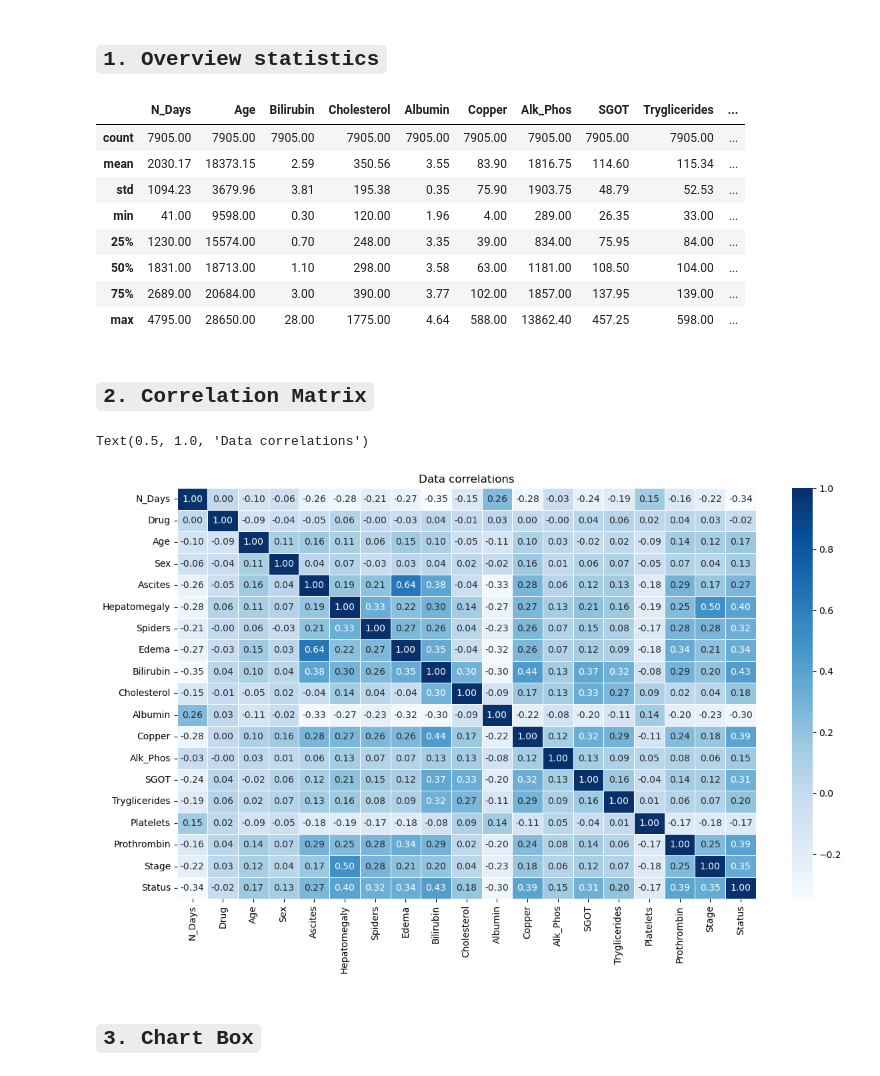
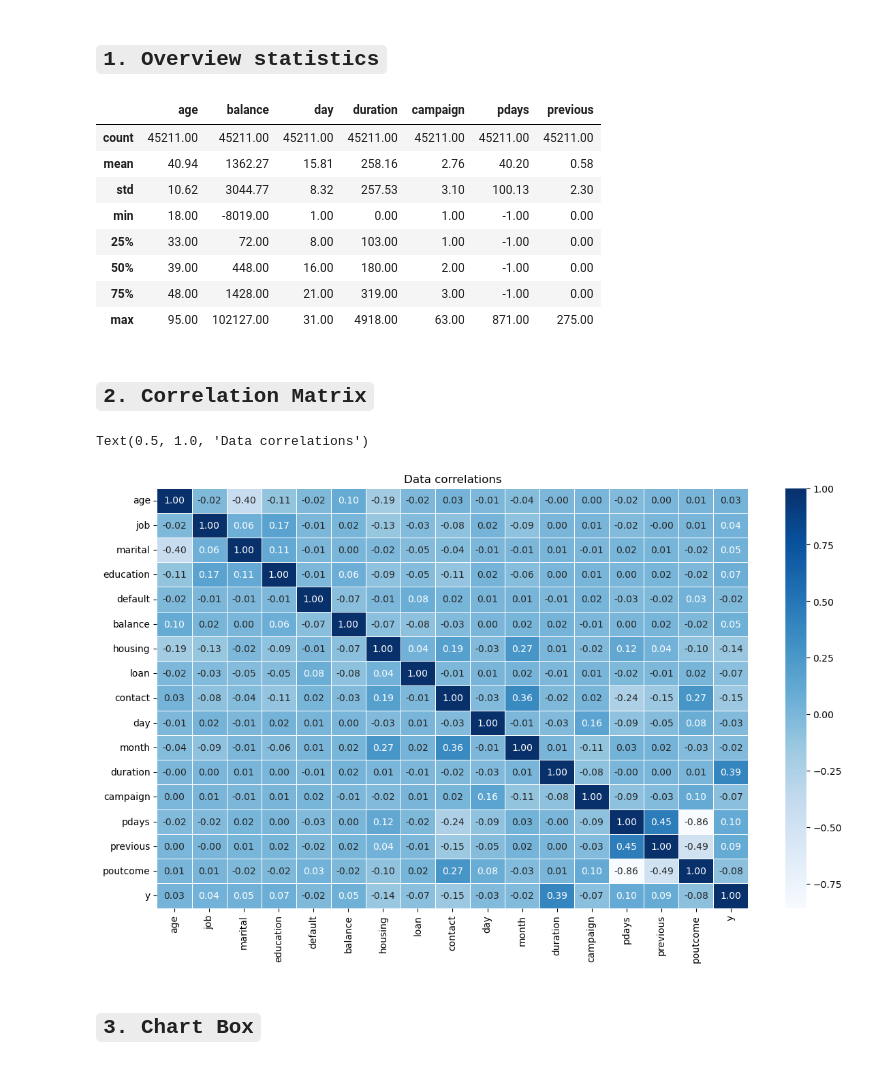
Before and after one commit to accesable/ML_Final, a Jupyter notebook: code/main.ipynb, the cells around one changed output. Drawn from its saved outputs; the diff is of its cells as text; code cells hidden in the pictures.

Commit message:
new_data

```diff
--- a/code/main.ipynb
+++ b/code/main.ipynb
@@ -46,0 +37,3 @@ dataframe.head()
+# %%
+train_df = pd.read_csv("../data/train.csv")
+test_df = pd.read_csv("../data/test.csv")
@@ -69,34 +94,34 @@ memory usage: 1.1+ MB
 # %% [markdown]
 ## `1. Overview statistics`
 # %%
-dataframe.describe().round(2).style.format(precision=2).background_gradient(cmap="Blues")
+train_df.describe().round(2).style.format(precision=2).background_gradient(cmap="Blues")
 # %% [output]
-|  | N_Days | Age | Bilirubin | Cholesterol | Albumin | Copper | Alk_Phos | SGOT | Tryglicerides | ... |
-| count | 7905.00 | 7905.00 | 7905.00 | 7905.00 | 7905.00 | 7905.00 | 7905.00 | 7905.00 | 7905.00 | ... |
-| mean | 2030.17 | 18373.15 | 2.59 | 350.56 | 3.55 | 83.90 | 1816.75 | 114.60 | 115.34 | ... |
-| std | 1094.23 | 3679.96 | 3.81 | 195.38 | 0.35 | 75.90 | 1903.75 | 48.79 | 52.53 | ... |
-| min | 41.00 | 9598.00 | 0.30 | 120.00 | 1.96 | 4.00 | 289.00 | 26.35 | 33.00 | ... |
-| 25% | 1230.00 | 15574.00 | 0.70 | 248.00 | 3.35 | 39.00 | 834.00 | 75.95 | 84.00 | ... |
-| 50% | 1831.00 | 18713.00 | 1.10 | 298.00 | 3.58 | 63.00 | 1181.00 | 108.50 | 104.00 | ... |
-| 75% | 2689.00 | 20684.00 | 3.00 | 390.00 | 3.77 | 102.00 | 1857.00 | 137.95 | 139.00 | ... |
-| max | 4795.00 | 28650.00 | 28.00 | 1775.00 | 4.64 | 588.00 | 13862.40 | 457.25 | 598.00 | ... |
+|  | age | balance | day | duration | campaign | pdays | previous |
+| count | 45211.00 | 45211.00 | 45211.00 | 45211.00 | 45211.00 | 45211.00 | 45211.00 |
+| mean | 40.94 | 1362.27 | 15.81 | 258.16 | 2.76 | 40.20 | 0.58 |
+| std | 10.62 | 3044.77 | 8.32 | 257.53 | 3.10 | 100.13 | 2.30 |
+| min | 18.00 | -8019.00 | 1.00 | 0.00 | 1.00 | -1.00 | 0.00 |
+| 25% | 33.00 | 72.00 | 8.00 | 103.00 | 1.00 | -1.00 | 0.00 |
+| 50% | 39.00 | 448.00 | 16.00 | 180.00 | 2.00 | -1.00 | 0.00 |
+| 75% | 48.00 | 1428.00 | 21.00 | 319.00 | 3.00 | -1.00 | 0.00 |
+| max | 95.00 | 102127.00 | 31.00 | 4918.00 | 63.00 | 871.00 | 275.00 |
 # %% [markdown]
 ## `2. Correlation Matrix`
 # %%
-encoded_train = dataframe.copy()
+encoded_train = train_df.copy()
 
 for column in encoded_train.columns:
     if encoded_train[column].dtype == 'object':
         label_encoder = LabelEncoder()
         encoded_train[column] = label_encoder.fit_transform(encoded_train[column])
 
 correlation = encoded_train.corr()
 plt.figure(figsize=(14,8))
 sns.heatmap(correlation,annot=True,fmt='.2f',annot_kws={'size': 10},linewidths=0.5,cmap='Blues')
 plt.title("Data correlations")
 # %% [output]
 Text(0.5, 1.0, 'Data correlations')
-[figure, old version]
+[figure, new version]
 # %% [markdown]
 ## `3. Chart Box`
 # %%
```
Also changed, not shown: parts of 49 cells of this notebook, 3 other files.
